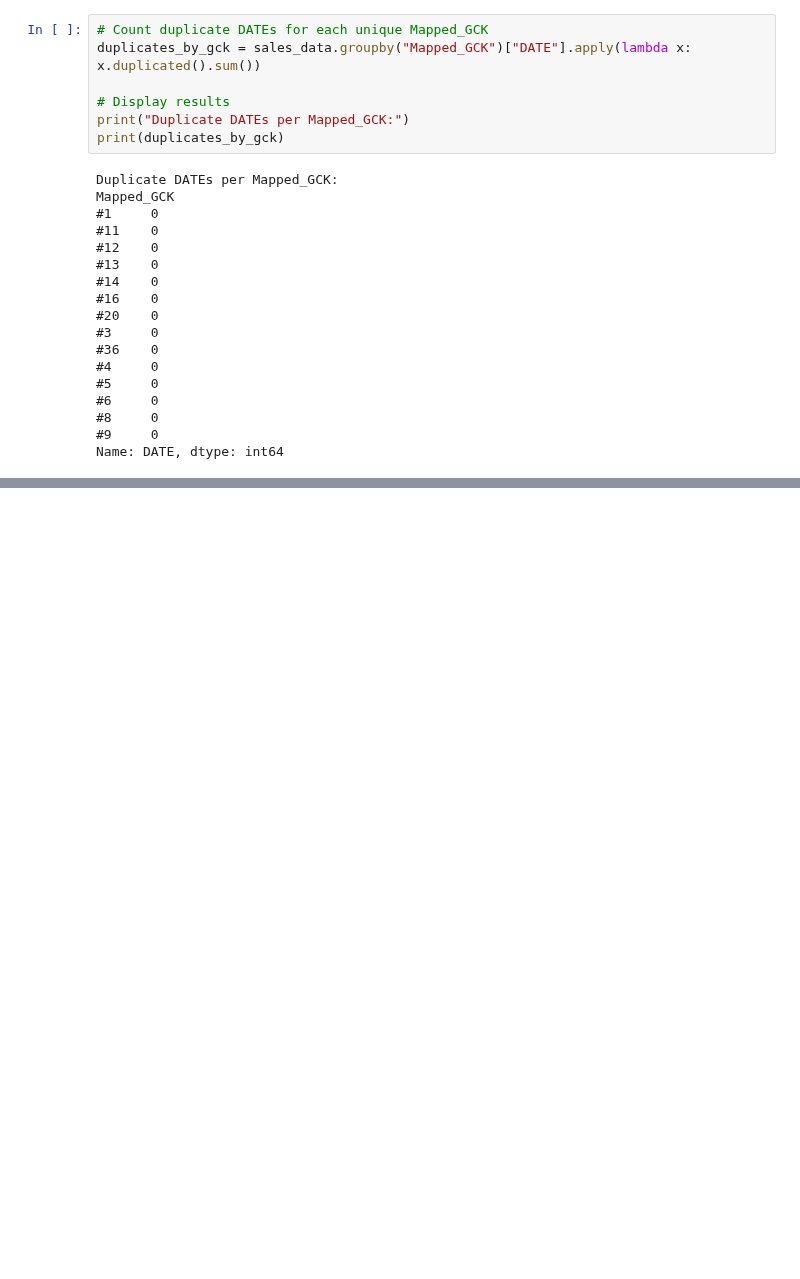
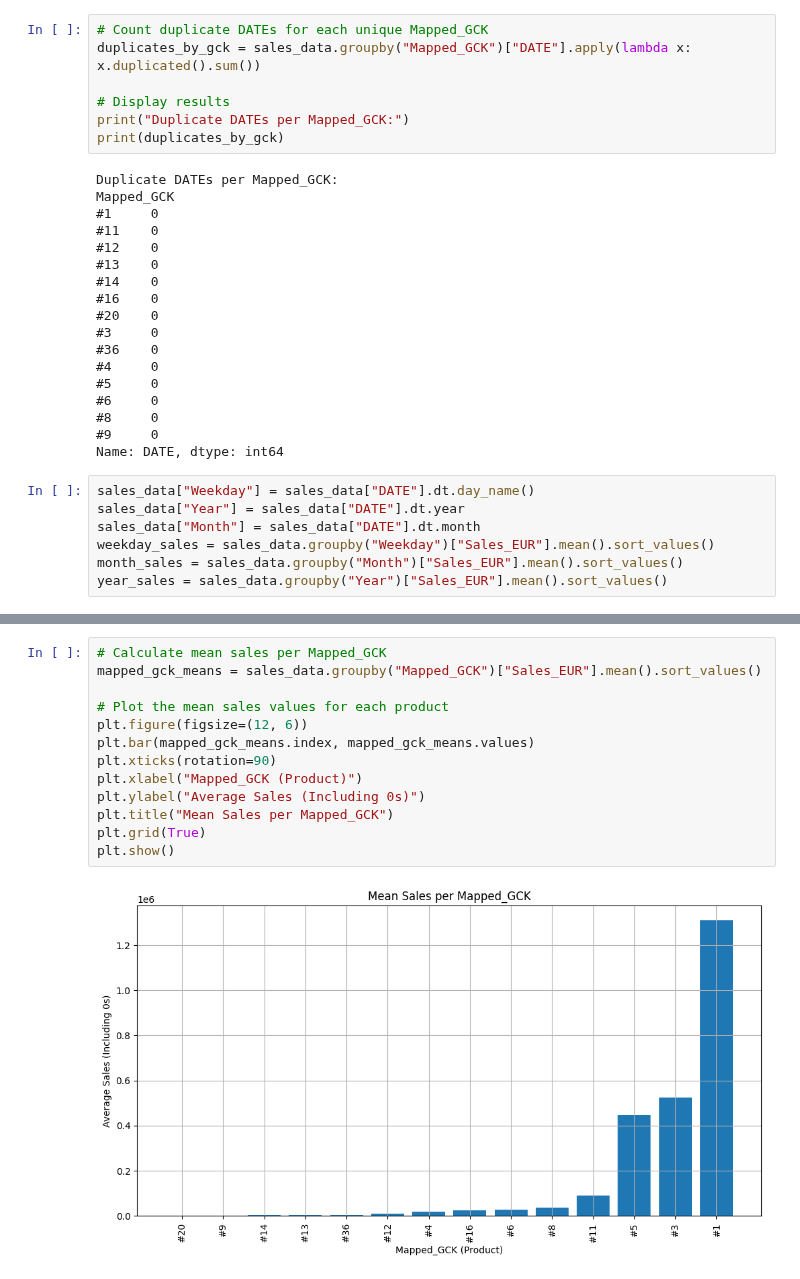
Before and after one commit to gugaaa1904/BC, a Jupyter notebook: Case 2.ipynb, the cells around one changed output, grey strips where cells are left out. Saved outputs shown, nothing was run; the diff lists cells and outputs as text; blank space fills up the shorter version.

```diff
--- a/Case 2.ipynb
+++ b/Case 2.ipynb
@@ -171,3 +161,10 @@ Mapped_GCK
 #8     0
 #9     0
 Name: DATE, dtype: int64
+# %%
+sales_data["Weekday"] = sales_data["DATE"].dt.day_name()
+sales_data["Year"] = sales_data["DATE"].dt.year
+sales_data["Month"] = sales_data["DATE"].dt.month
+weekday_sales = sales_data.groupby("Weekday")["Sales_EUR"].mean().sort_values()
+month_sales = sales_data.groupby("Month")["Sales_EUR"].mean().sort_values()
+year_sales = sales_data.groupby("Year")["Sales_EUR"].mean().sort_values()
@@ -173,0 +210,15 @@ Name: DATE, dtype: int64
+# %%
+# Calculate mean sales per Mapped_GCK
+mapped_gck_means = sales_data.groupby("Mapped_GCK")["Sales_EUR"].mean().sort_values()
+
+# Plot the mean sales values for each product
+plt.figure(figsize=(12, 6))
+plt.bar(mapped_gck_means.index, mapped_gck_means.values)
+plt.xticks(rotation=90)
+plt.xlabel("Mapped_GCK (Product)")
+plt.ylabel("Average Sales (Including 0s)")
+plt.title("Mean Sales per Mapped_GCK")
+plt.grid(True)
+plt.show()
+# %% [output]
+[figure, added]
```
Also changed, not shown: parts of 21 cells of this notebook.
